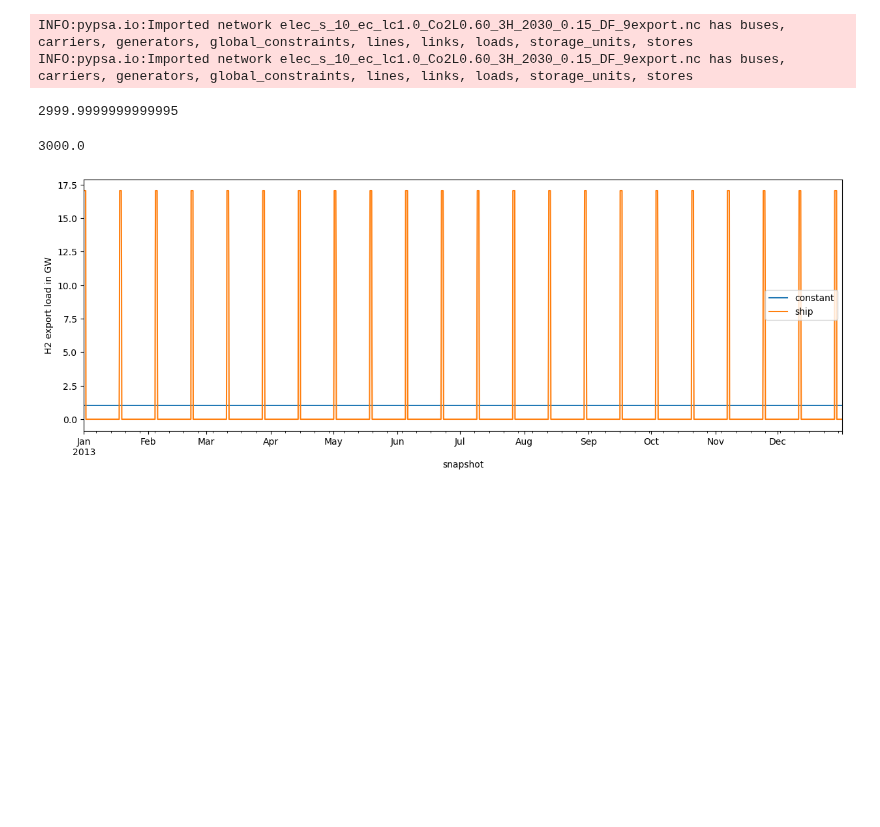
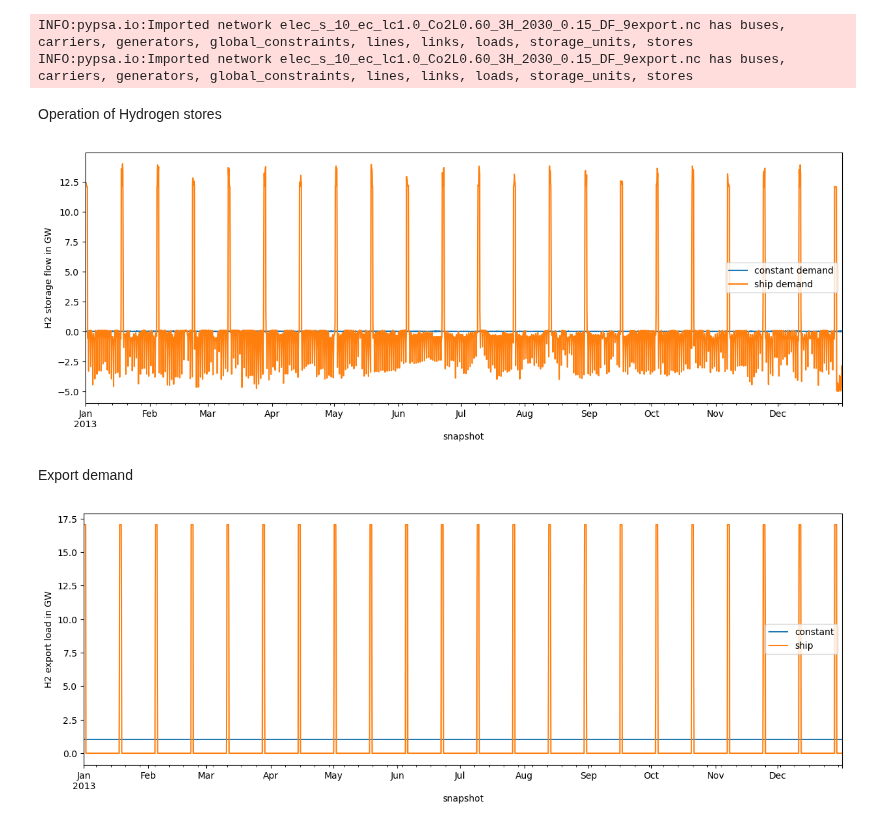
Before and after one commit to energyLS/aldehyde, a Jupyter notebook: workflow/notebooks/test_shipping.ipynb, the cells around one changed output. Cells and saved outputs as stored; diff of their text form; code cells hidden in the pictures; blank space fills up the shorter version.

Commit message:
feat: plot export demand and storage behaviour

```diff
--- a/workflow/notebooks/test_shipping.ipynb
+++ b/workflow/notebooks/test_shipping.ipynb
@@ -16,11 +16,16 @@ INFO:pypsa.io:Imported network elec_s_10_ec_lc1.0_Co2L0.60_3H_2030_0.15_DF_9expo
 INFO:pypsa.io:Imported network elec_s_10_ec_lc1.0_Co2L0.60_3H_2030_0.15_DF_9export.nc has buses, carriers, generators, global_constraints, lines, links, loads, storage_units, stores
 # %%
 # Check sum
-n_cons.loads_t.p["H2 export load"].sum()/1e3
+# n_cons.loads_t.p["H2 export load"].sum()/1e3
+# n_ship.loads_t.p["H2 export load"].sum()/1e3
-# %% [output]
-2999.9999999999995
-# %%
-
-n_ship.loads_t.p["H2 export load"].sum()/1e3
-# %% [output]
-3000.0
+# %% [markdown]
+Operation of Hydrogen stores
+# %%
+fig = plt.figure(figsize=(15, 5))
+(n_cons.stores_t.p.loc[:, n_cons.stores[n_cons.stores.carrier == "H2"].index].sum(axis=1) / 1e3).plot(label="constant demand")  # in GW
+(n_ship.stores_t.p.loc[:, n_ship.stores[n_ship.stores.carrier == "H2"].index].sum(axis=1) / 1e3).plot(label="ship demand")  # in GW
+plt.ylabel("H2 storage flow in GW")
+plt.legend()
+plt.show()
+# %% [output]
+[figure, added]
@@ -27,3 +42,5 @@ n_ship.loads_t.p["H2 export load"].sum()/1e3
+# %% [markdown]
+Export demand
 # %%
 fig = plt.figure(figsize=(15, 5))
 (n_cons.loads_t.p["H2 export load"]/1e3).plot(label="constant")
```
Also changed, not shown: parts of 1 cell of this notebook.
